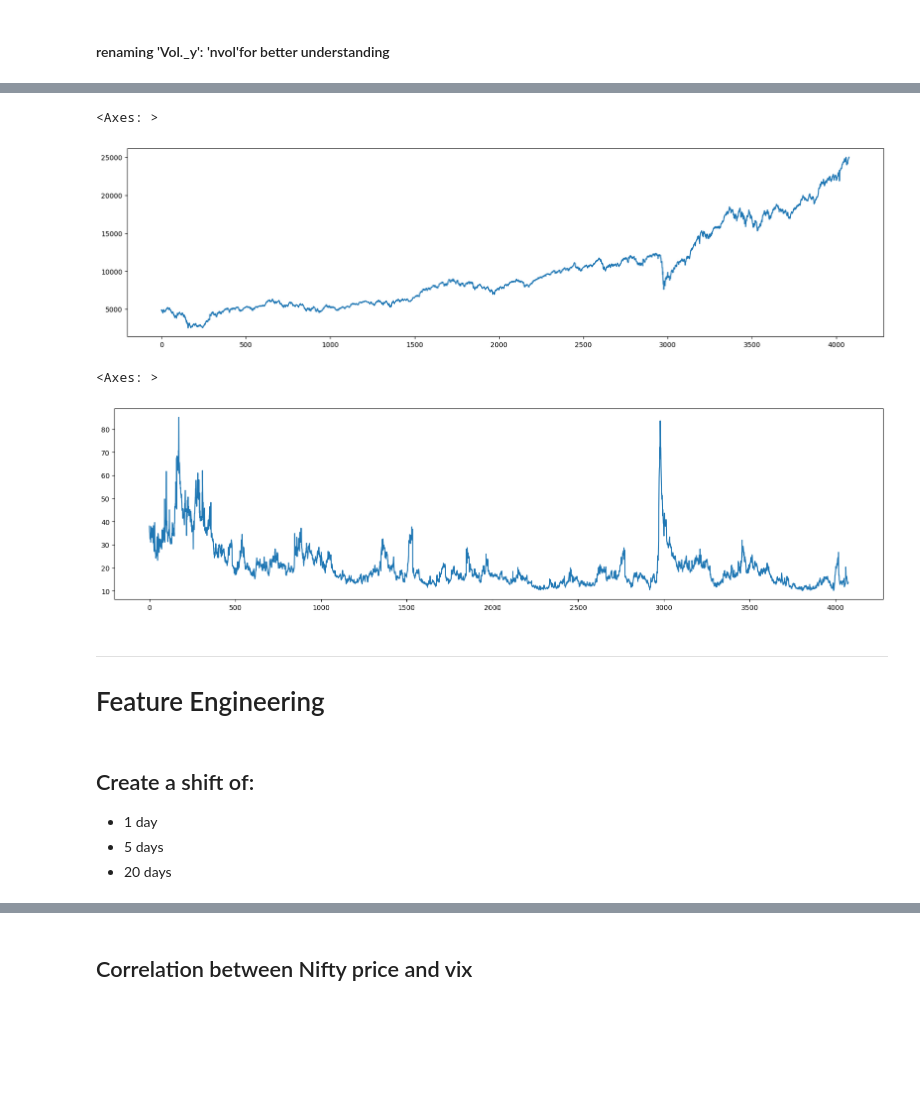
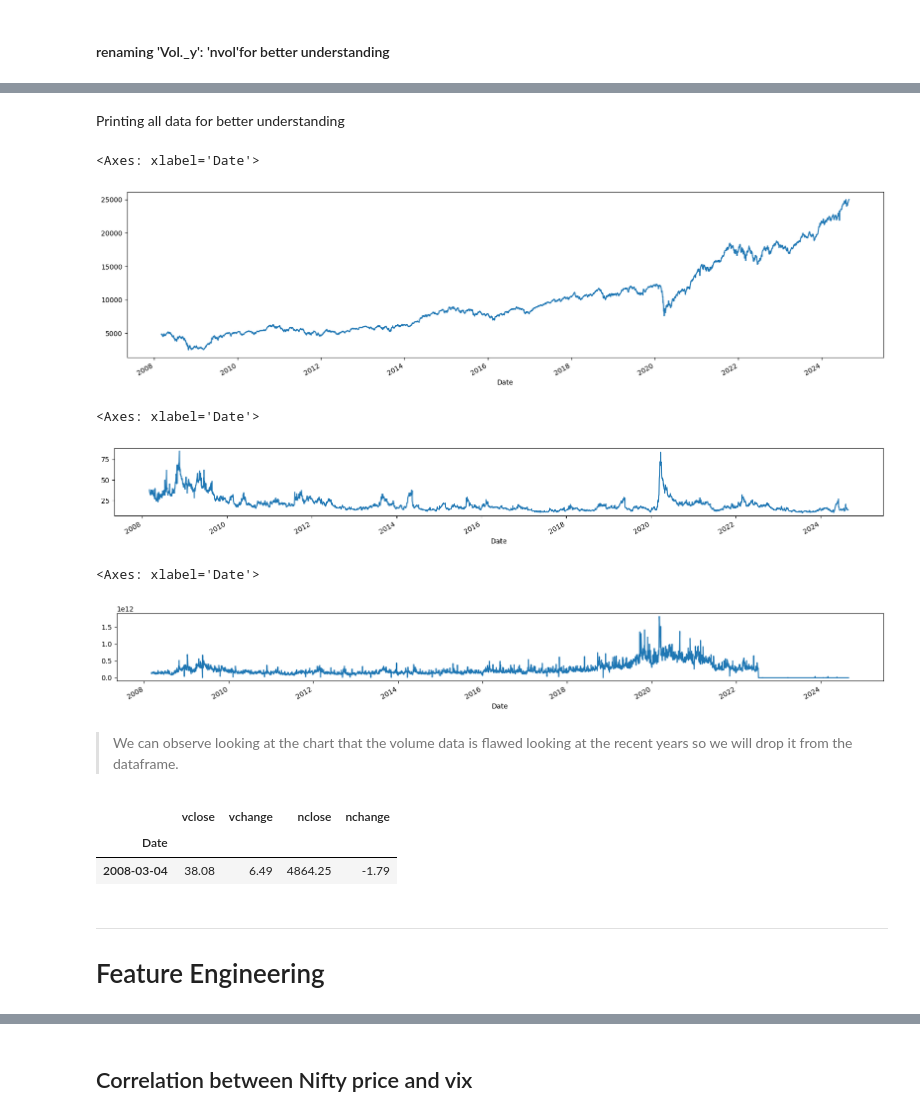
Before and after one commit to albertodavincishekhawat/IndiaVIXanalysis, a Jupyter notebook: AnalysingIndiaVIXdata.ipynb, the cells around one changed output, grey strips where cells are left out. Cells and saved outputs as stored; diff of their text form; code cells hidden in the pictures; blank space fills up the shorter version.

```diff
--- a/AnalysingIndiaVIXdata.ipynb
+++ b/AnalysingIndiaVIXdata.ipynb
@@ -207,3 +209,5 @@ niftyvix
+# %%
+niftyvix=niftyvix.drop(['vopen','vhigh','vlow','nopen','nhigh','nlow'],axis=1)
 # %% [markdown]
 #### Droping Vol._x which is vix volume because there are is not enough data in the column
 # %%
@@ -263 +273,3 @@ niftyvix = niftyvix.iloc[::-1].reset_index(drop=True)
+# %%
+niftyvix.set_index('Date', inplace=True)
 # %%
@@ -275,18 +285,29 @@ niftyvix.describe()
+# %% [markdown]
+Printing all data for better understanding
 # %%
 niftyvix['nclose'].plot(figsize=(20,5))
 # %% [output]
-<Axes: >
+<Axes: xlabel='Date'>
-[figure, old version]
+[figure, new version]
 # %%
-niftyvix['vclose'].plot(figsize=(20,5))
+niftyvix['vclose'].plot(figsize=(20,2))
 # %% [output]
-<Axes: >
+<Axes: xlabel='Date'>
-[figure, old version]
+[figure, new version]
+# %%
+niftyvix['nvol'].plot(figsize=(20,2))
+# %% [output]
+<Axes: xlabel='Date'>
+[figure, added]
+# %% [markdown]
+>We can observe looking at the chart that the volume data is flawed looking at the recent years so we will drop it from the dataframe.
+# %%
+niftyvix = niftyvix.drop("nvol", axis=1)
+niftyvix.head(1)
+# %% [output]
+|  | vclose | vchange | nclose | nchange |
+| Date |  |  |  |  |
+| 2008-03-04 | 38.08 | 6.49 | 4864.25 | -1.79 |
 # %% [markdown]
 ---
 # Feature Engineering
-# %% [markdown]
-## Create a shift of:
-- 1 day
-- 5 days
-- 20 days
```
Also changed, not shown: parts of 30 cells of this notebook.
